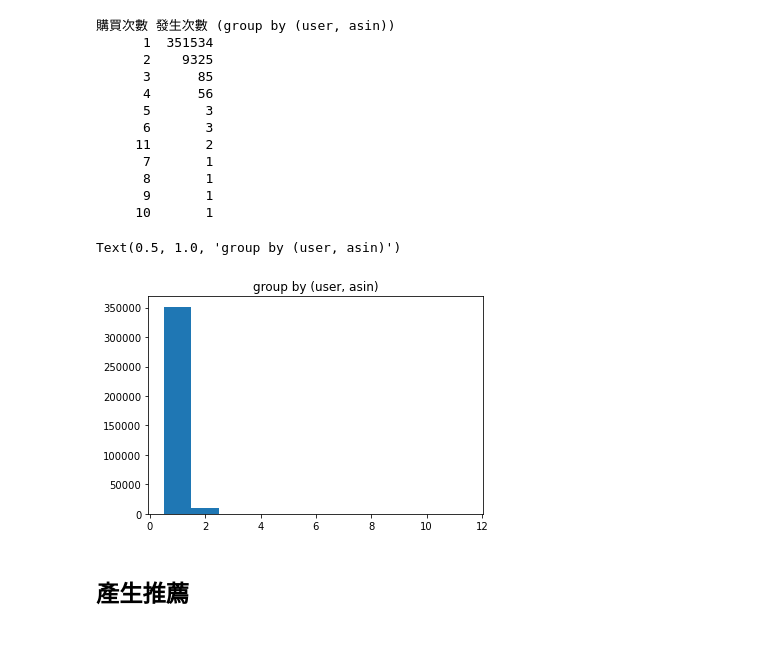
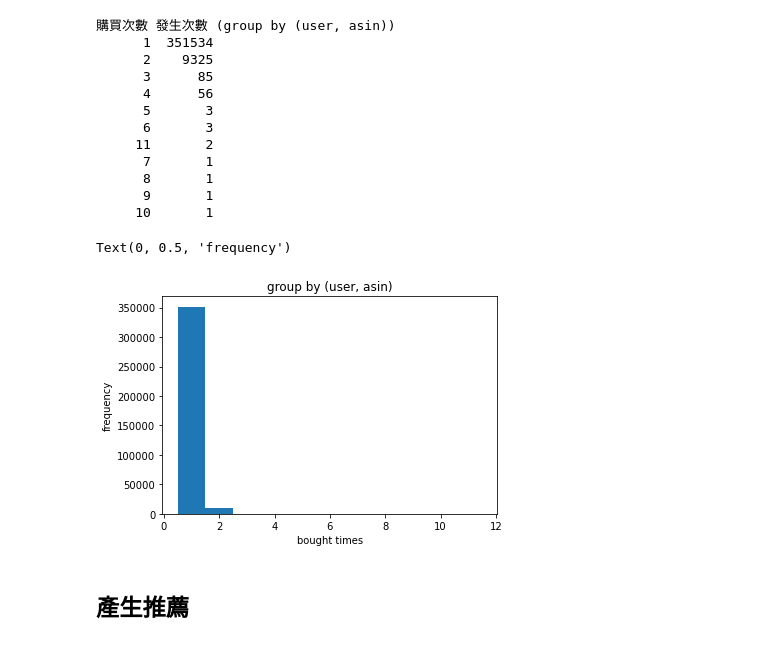
Before and after one commit to eugenechen0514/data-course-sample, a Jupyter notebook: week3/sample-cf-item-based.ipynb, the cells around one changed output. Drawn from its saved outputs; the diff is of its cells as text; code cells hidden in the pictures.

```diff
--- a/week3/sample-cf-item-based.ipynb
+++ b/week3/sample-cf-item-based.ipynb
@@ -105,10 +105,12 @@ for i, k in df.value_counts('count').items():
 # %%
 plt.bar(df.value_counts('count').index, df.value_counts('count').tolist(), width=1.0)
 plt.title('group by (user, asin)')
+plt.xlabel('bought times')
+plt.ylabel('frequency')
 # 重覆購買次數很少，但還是有人會重復買
 # %% [output]
-Text(0.5, 1.0, 'group by (user, asin)')
+Text(0, 0.5, 'frequency')
-[figure, old version]
+[figure, new version]
 # %% [markdown]
 ## 產生推薦
 # %%
```
